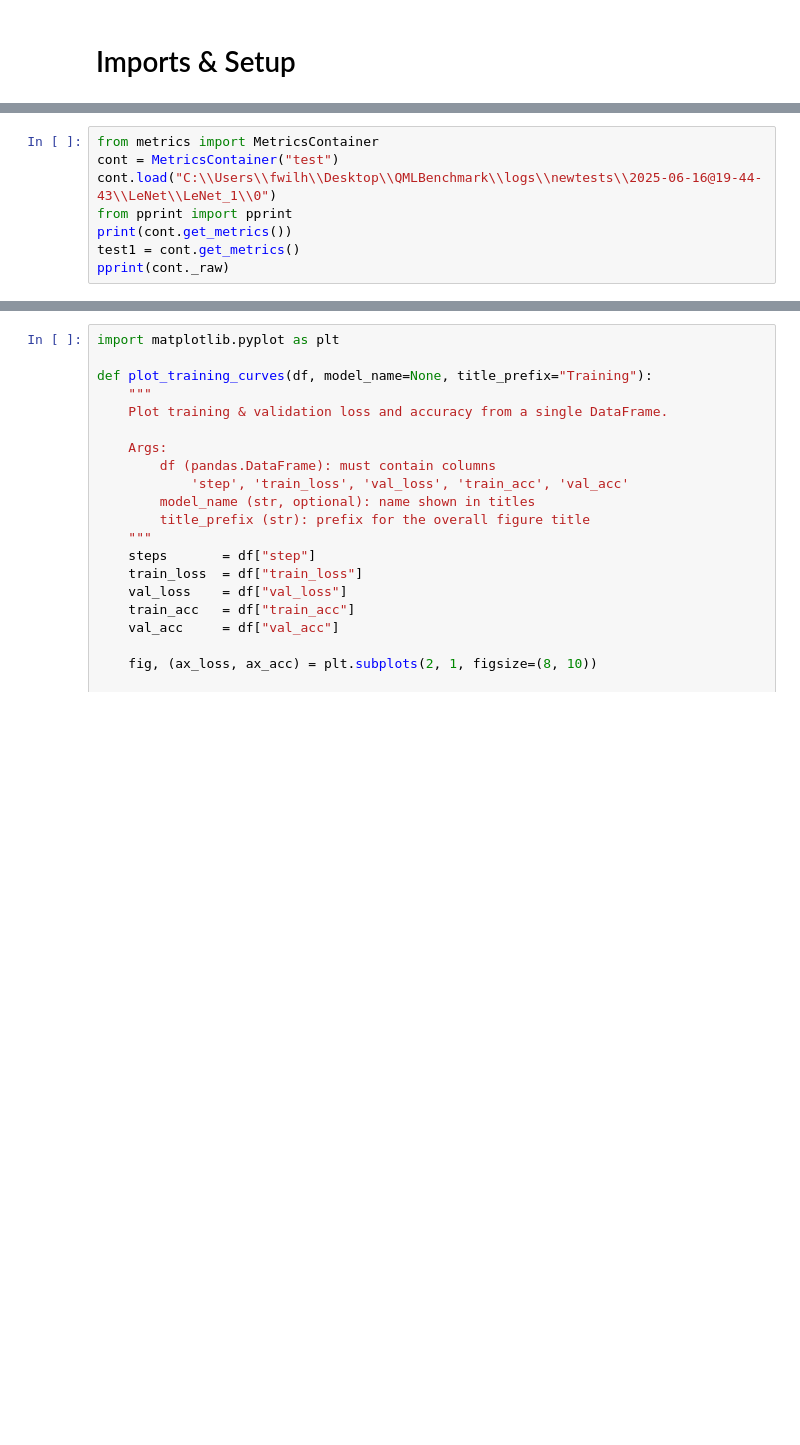
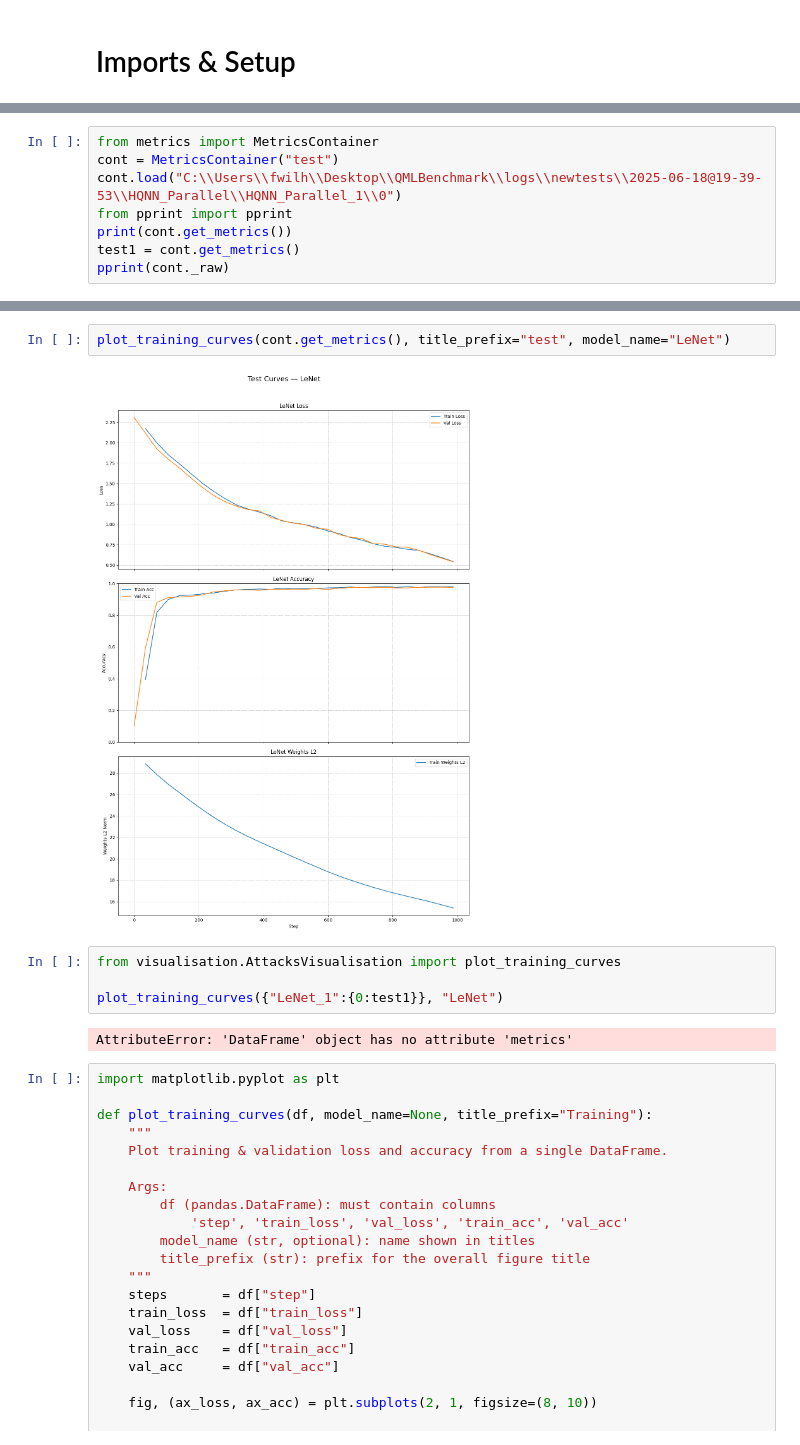
Before and after one commit to fwilhelmy/QB-PIER, a Jupyter notebook: src/main.ipynb, the cells around one changed output, grey strips where cells are left out. Cells and saved outputs as stored; diff of their text form; blank space fills up the shorter version.

Commit message:
Minor tweaks to utils & figures

```diff
--- a/src/main.ipynb
+++ b/src/main.ipynb
@@ -63,7 +65,7 @@ from LoggingService import LoggingService
 # %%
 from metrics import MetricsContainer
 cont = MetricsContainer("test")
-cont.load("C:\\Users\\fwilh\\Desktop\\QMLBenchmark\\logs\\newtests\\2025-06-16@19-44-43\\LeNet\\LeNet_1\\0")
+cont.load("C:\\Users\\fwilh\\Desktop\\QMLBenchmark\\logs\\newtests\\2025-06-18@19-39-53\\HQNN_Parallel\\HQNN_Parallel_1\\0")
 from pprint import pprint
 print(cont.get_metrics())
 test1 = cont.get_metrics()
@@ -71,3 +144,13 @@ pprint(cont._raw)
+# %%
+plot_training_curves(cont.get_metrics(), title_prefix="test", model_name="LeNet")
+# %% [output]
+[figure, added]
+# %%
+from visualisation.AttacksVisualisation import plot_training_curves
+
+plot_training_curves({"LeNet_1":{0:test1}}, "LeNet")
+# %% [output]
+AttributeError: 'DataFrame' object has no attribute 'metrics'
 # %%
 import matplotlib.pyplot as plt
 
```
Also changed, not shown: parts of 3 cells of this notebook, 3 other files.
